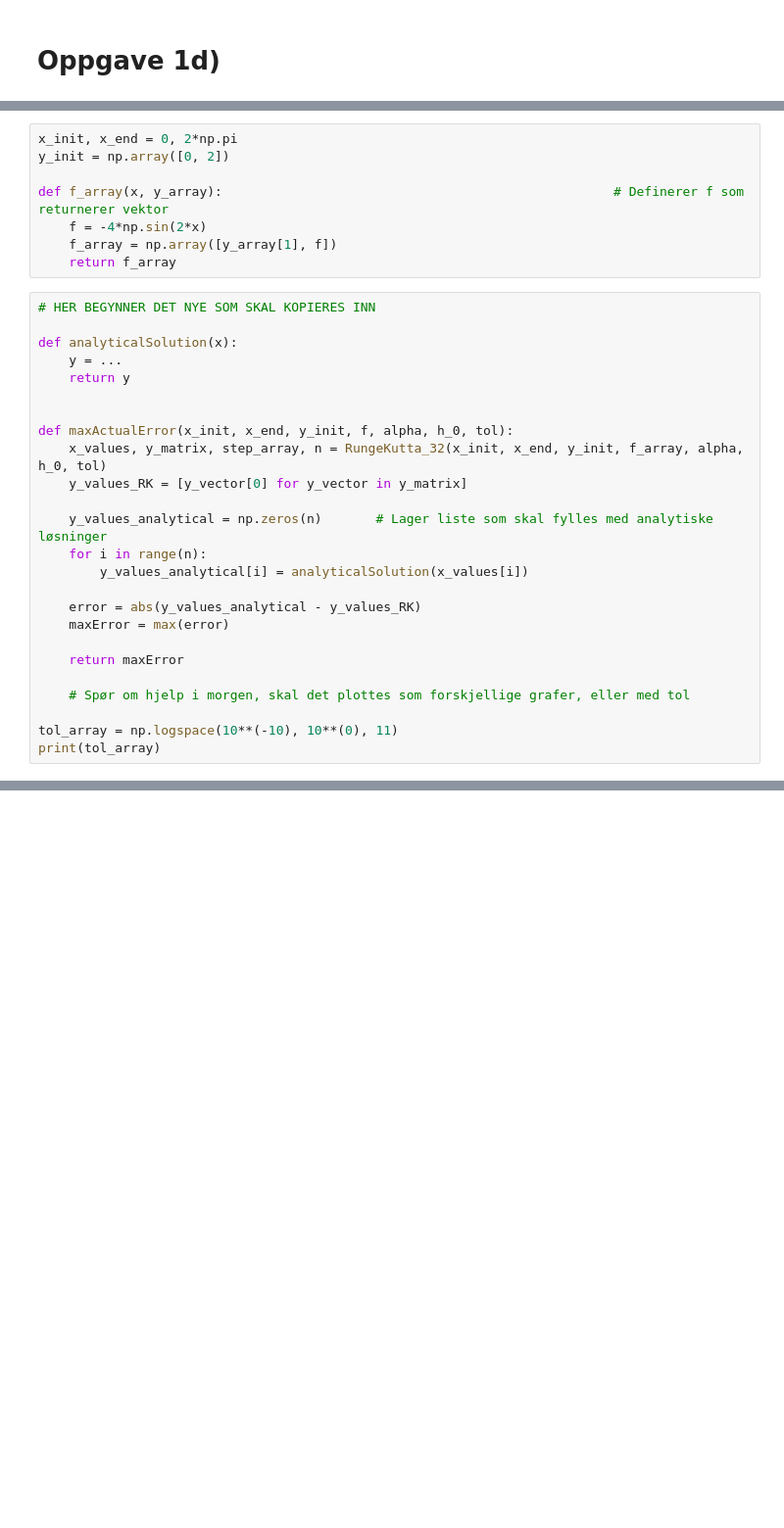
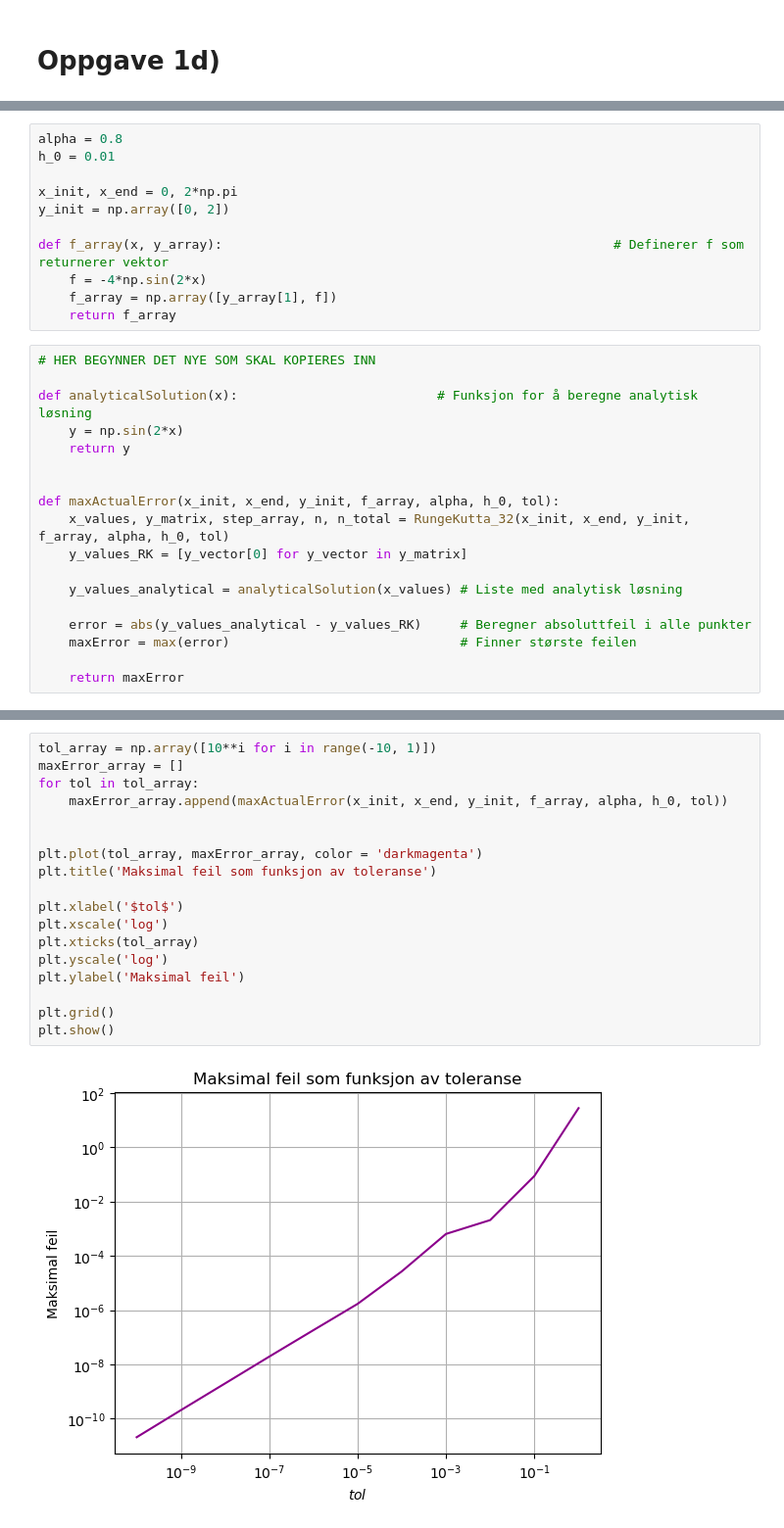
Before and after one commit to marieke-vaske/VitBer-TekFys, a Jupyter notebook: Oppg1d.ipynb, the cells around one changed output, grey strips where cells are left out. Shown at 98% size. Cells and saved outputs as stored; diff of their text form; blank space fills up the shorter version.

Commit message:
Forsøkt å gjøre ferdig 1d)
Sliter med at den ene koden bruker evig lang tid, skal kikke på det i morgo!

```diff
--- a/Oppg1d.ipynb
+++ b/Oppg1d.ipynb
@@ -51,4 +55,7 @@ def RungeKutta_32(x_init, x_end, y_init, f, alpha, h_0, tol):
 # %%
+alpha = 0.8
+h_0 = 0.01
+
 x_init, x_end = 0, 2*np.pi
 y_init = np.array([0, 2])
 
@@ -59,25 +66,18 @@ def f_array(x, y_array):                                                   # Def
 # %%
 # HER BEGYNNER DET NYE SOM SKAL KOPIERES INN
 
-def analyticalSolution(x):
-    y = ...
+def analyticalSolution(x):                          # Funksjon for å beregne analytisk løsning
+    y = np.sin(2*x)
     return y
 
 
-def maxActualError(x_init, x_end, y_init, f, alpha, h_0, tol):
-    x_values, y_matrix, step_array, n = RungeKutta_32(x_init, x_end, y_init, f_array, alpha, h_0, tol)
+def maxActualError(x_init, x_end, y_init, f_array, alpha, h_0, tol):
+    x_values, y_matrix, step_array, n, n_total = RungeKutta_32(x_init, x_end, y_init, f_array, alpha, h_0, tol)
     y_values_RK = [y_vector[0] for y_vector in y_matrix]
 
-    y_values_analytical = np.zeros(n)       # Lager liste som skal fylles med analytiske løsninger
-    for i in range(n):
-        y_values_analytical[i] = analyticalSolution(x_values[i])
+    y_values_analytical = analyticalSolution(x_values) # Liste med analytisk løsning
 
-    error = abs(y_values_analytical - y_values_RK)
-    maxError = max(error)
+    error = abs(y_values_analytical - y_values_RK)     # Beregner absoluttfeil i alle punkter
+    maxError = max(error)                              # Finner største feilen
 
     return maxError
-
-    # Spør om hjelp i morgen, skal det plottes som forskjellige grafer, eller med tol
-
-tol_array = np.logspace(10**(-10), 10**(0), 11)
-print(tol_array)
@@ -86,0 +84,20 @@ print(tol_array)
+# %%
+tol_array = np.array([10**i for i in range(-10, 1)])
+maxError_array = []
+for tol in tol_array:
+    maxError_array.append(maxActualError(x_init, x_end, y_init, f_array, alpha, h_0, tol))
+
+
+plt.plot(tol_array, maxError_array, color = 'darkmagenta')
+plt.title('Maksimal feil som funksjon av toleranse')
+
+plt.xlabel('$tol$')
+plt.xscale('log')
+plt.xticks(tol_array)
+plt.yscale('log')
+plt.ylabel('Maksimal feil')
+
+plt.grid()
+plt.show()
+# %% [output]
+[figure, added]
```
Also changed, not shown: parts of 4 cells of this notebook, 1 other file.
